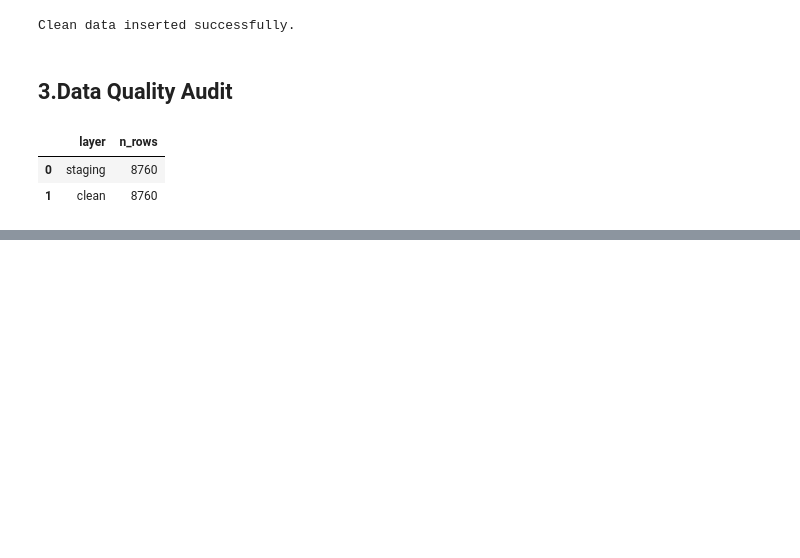
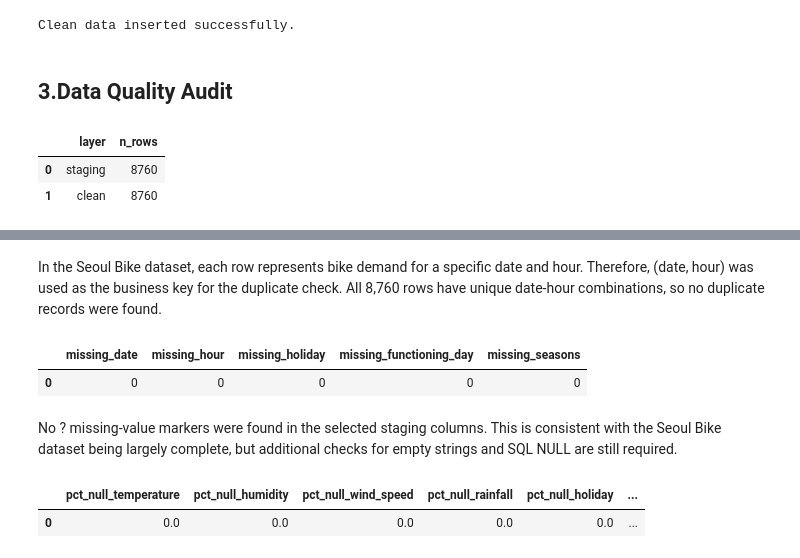
Before and after one commit to BorysZhyhalo/goit-rdb-hw-03, a Jupyter notebook: hw_3_data__loading_sql_dql.ipynb, the cells around one changed output, grey strips where cells are left out. Cells and saved outputs as stored; diff of their text form; code cells hidden in the pictures; blank space fills up the shorter version.

```diff
--- a/hw_3_data__loading_sql_dql.ipynb
+++ b/hw_3_data__loading_sql_dql.ipynb
@@ -324,0 +339,71 @@ pd.read_sql("""
+# %% [markdown]
+In the Seoul Bike dataset, each row represents bike demand for a specific date and hour. Therefore, (date, hour) was used as the business key for the duplicate check. All 8,760 rows have unique date-hour combinations, so no duplicate records were found.
+# %%
+pd.read_sql("""
+    SELECT
+        COUNT(*) FILTER (
+            WHERE NULLIF(TRIM(date_raw), '?') IS NULL
+        ) AS missing_date,
+
+        COUNT(*) FILTER (
+            WHERE NULLIF(TRIM(hour_raw), '?') IS NULL
+        ) AS missing_hour,
+
+
+        COUNT(*) FILTER (
+              WHERE NULLIF (TRIM(holiday_raw), '?') IS NULL
+        ) AS missing_holiday,
+
+
+        COUNT(*) FILTER (
+              WHERE NULLIF(TRIM(functioning_day_raw), '?') IS NULL
+        ) AS missing_functioning_day,
+
+
+        COUNT(*) FILTER (
+              WHERE NULLIF(TRIM(seasons_raw), '?') IS NULL
+        ) AS missing_seasons
+
+        FROM hw3_bike_staging;
+
+""", engine)
+# %% [output]
+|  | missing_date | missing_hour | missing_holiday | missing_functioning_day | missing_seasons |
+| 0 | 0 | 0 | 0 | 0 | 0 |
+# %% [markdown]
+No ? missing-value markers were found in the selected staging columns. This is consistent with the Seoul Bike dataset being largely complete, but additional checks for empty strings and SQL NULL are still required.
+# %%
+pd.read_sql("""
+      SELECT
+          ROUND(COUNT(*) FILTER (
+              WHERE temperature IS NULL)* 100.0 / NULLIF(COUNT(*), 0),2
+          ) as pct_null_temperature,
+
+          ROUND(COUNT(*) FILTER (
+              WHERE humidity IS NULL)* 100.0 / NULLIF(COUNT(*), 0),2
+          ) as pct_null_humidity,
+
+          ROUND(COUNT(*) FILTER (
+              WHERE wind_speed IS NULL)* 100.0 / NULLIF(COUNT(*), 0),2
+          ) as pct_null_wind_speed,
+
+          ROUND(COUNT(*) FILTER (
+              WHERE rainfall IS NULL)* 100.0 / NULLIF(COUNT(*), 0),2
+          ) as pct_null_rainfall,
+
+          ROUND(COUNT(*) FILTER (
+              WHERE holiday IS NULL)* 100.0 / NULLIF(COUNT(*), 0),2
+          ) as pct_null_holiday,
+
+          ROUND(COUNT(*) FILTER (
+              WHERE functioning_day IS NULL)* 100.0 / NULLIF(COUNT(*), 0),2
+          ) as pct_null_functioning_day,
+
+          COUNT(*) AS total_rows
+
+      FROM hw3_bike_clean;
+
+""", engine)
+# %% [output]
+|  | pct_null_temperature | pct_null_humidity | pct_null_wind_speed | pct_null_rainfall | pct_null_holiday | ... |
+| 0 | 0.0 | 0.0 | 0.0 | 0.0 | 0.0 | ... |
```
Also changed, not shown: parts of 13 cells of this notebook.
